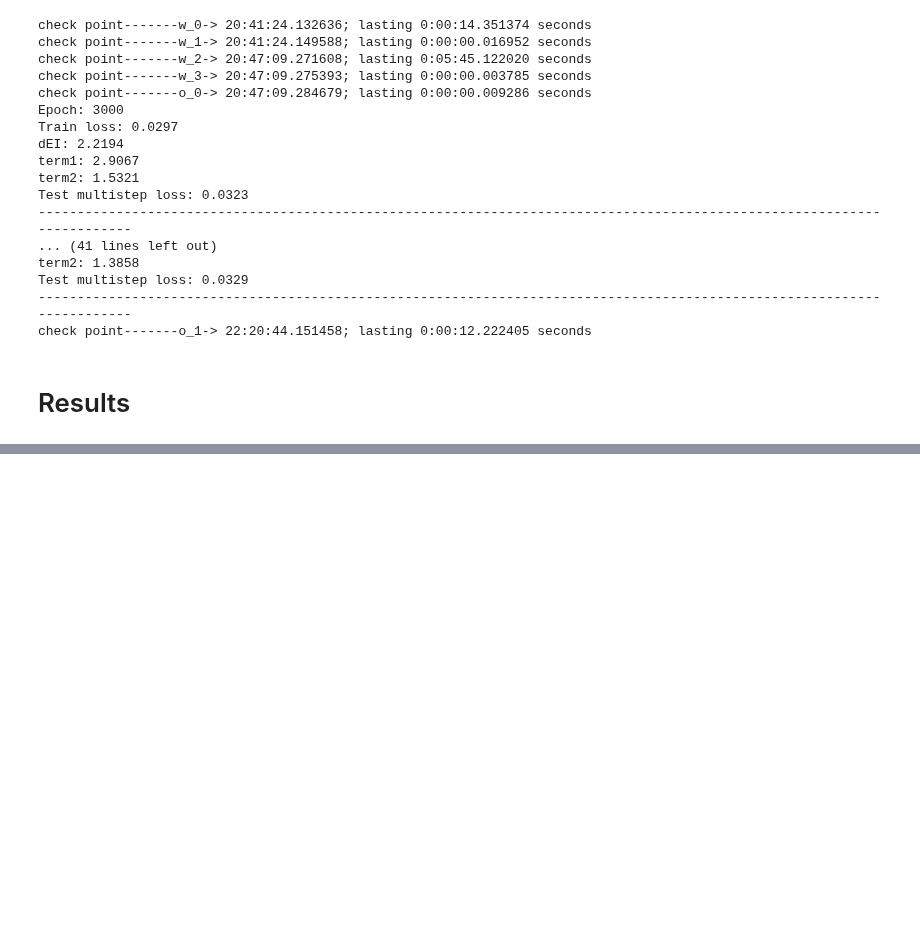
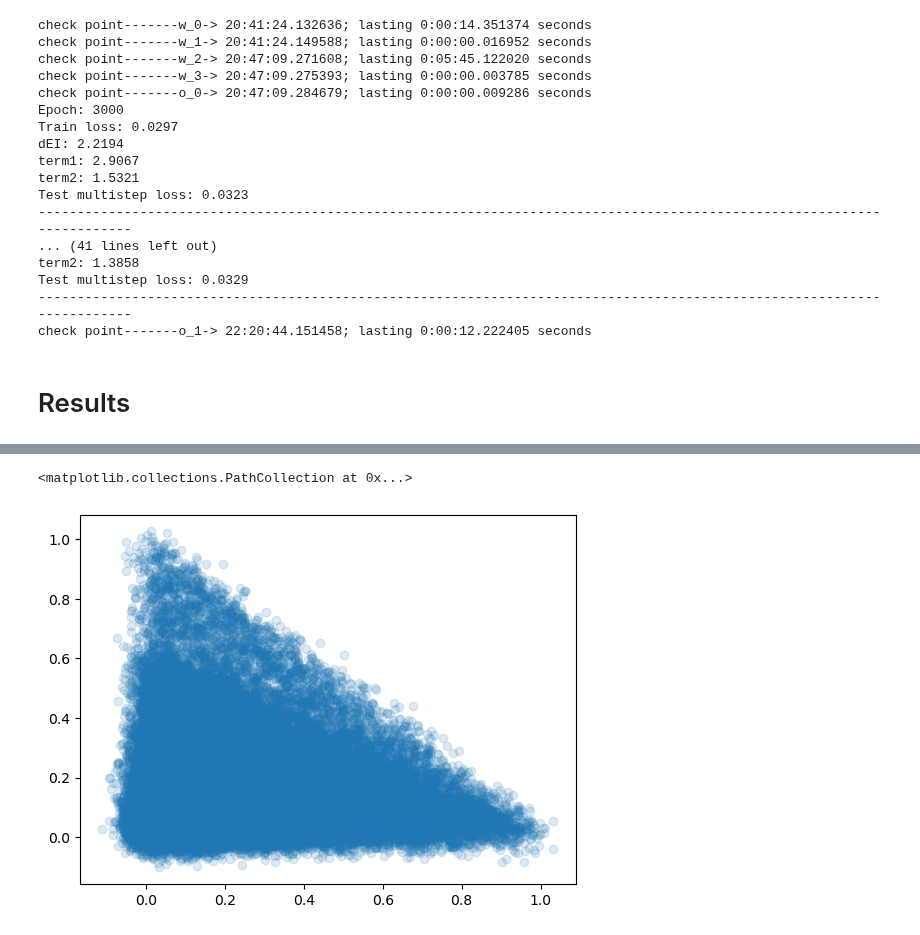
Before and after one commit to Matthew-ymz/Code-for-Finding-emergence-in-data-, a Jupyter notebook: exp/rnis/RNIS SIR.ipynb, the cells around one changed output, grey strips where cells are left out. Saved outputs shown, nothing was run; the diff lists cells and outputs as text; code cells hidden in the pictures; blank space fills up the shorter version.

```diff
--- a/exp/rnis/RNIS SIR.ipynb
+++ b/exp/rnis/RNIS SIR.ipynb
@@ -161,3 +169,18 @@ plt.show()
 # %%
-for name, param in net_nisp.flow.named_parameters():
-    print(name, param.data)
+mul_batch_size = [0,5000,3000,1000]#[0,10,4500,1500]
+sigma = 0.03
+rou = -0.5
+steps = 7
+interval = 100
+dt = 0.01
+
+seed = 2050
+np.random.seed(seed)
+torch.manual_seed(seed)
+torch.cuda.manual_seed_all(seed)
+spring = Simple_Spring_Model(device=device)
+ss,_,_,_ = spring.generate_multistep_sir(size_list=mul_batch_size, steps=steps*interval, sigma=sigma,rou=rou,lam=1,miu=0.5,dt=dt, interval=interval)
+plt.scatter(ss[:,0].cpu().numpy(),ss[:,1].cpu().numpy(),alpha=0.15)
+# %% [output]
+<matplotlib.collections.PathCollection at 0x...>
+[figure, added]
```
Also changed, not shown: parts of 5 cells of this notebook, 3 other files.
